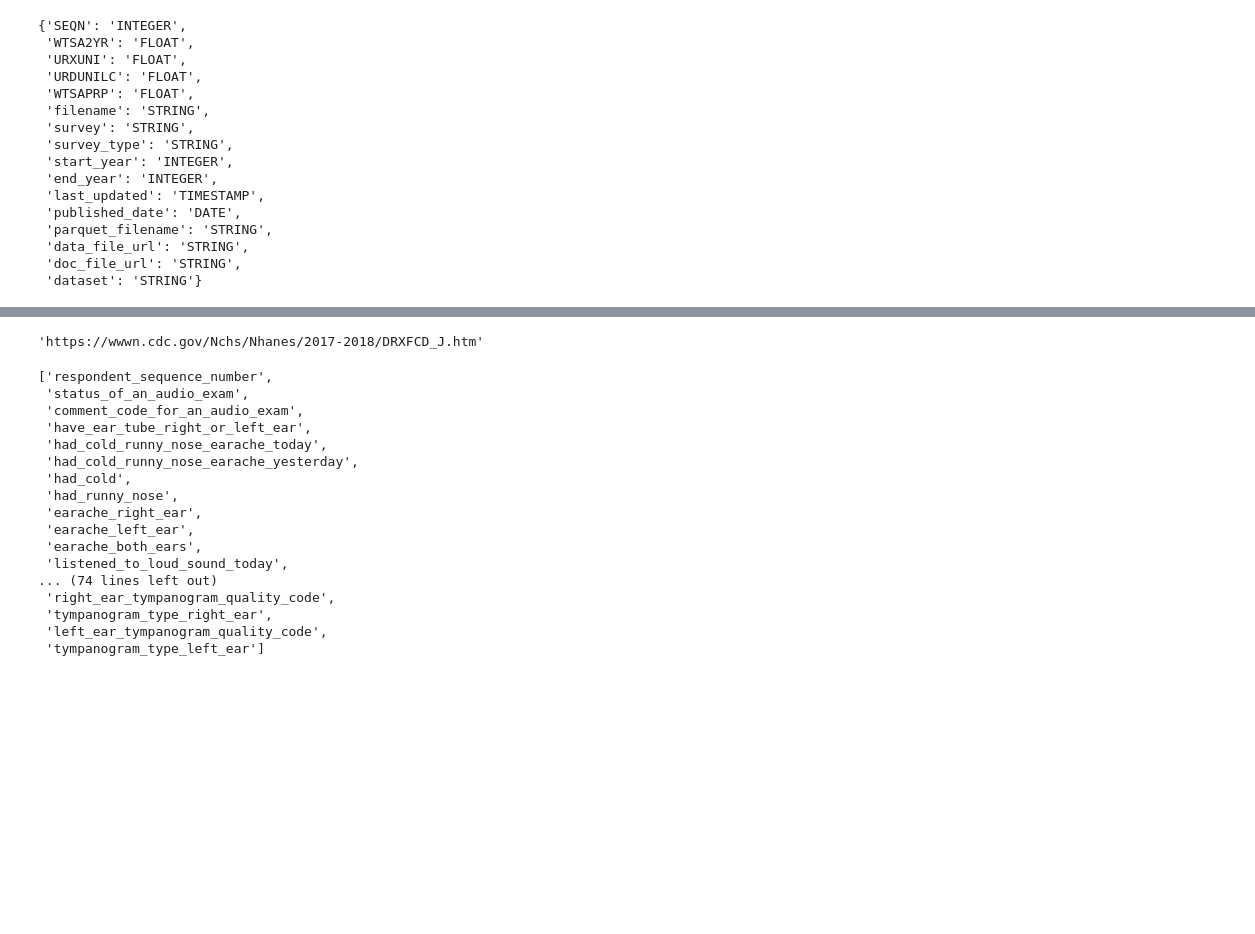
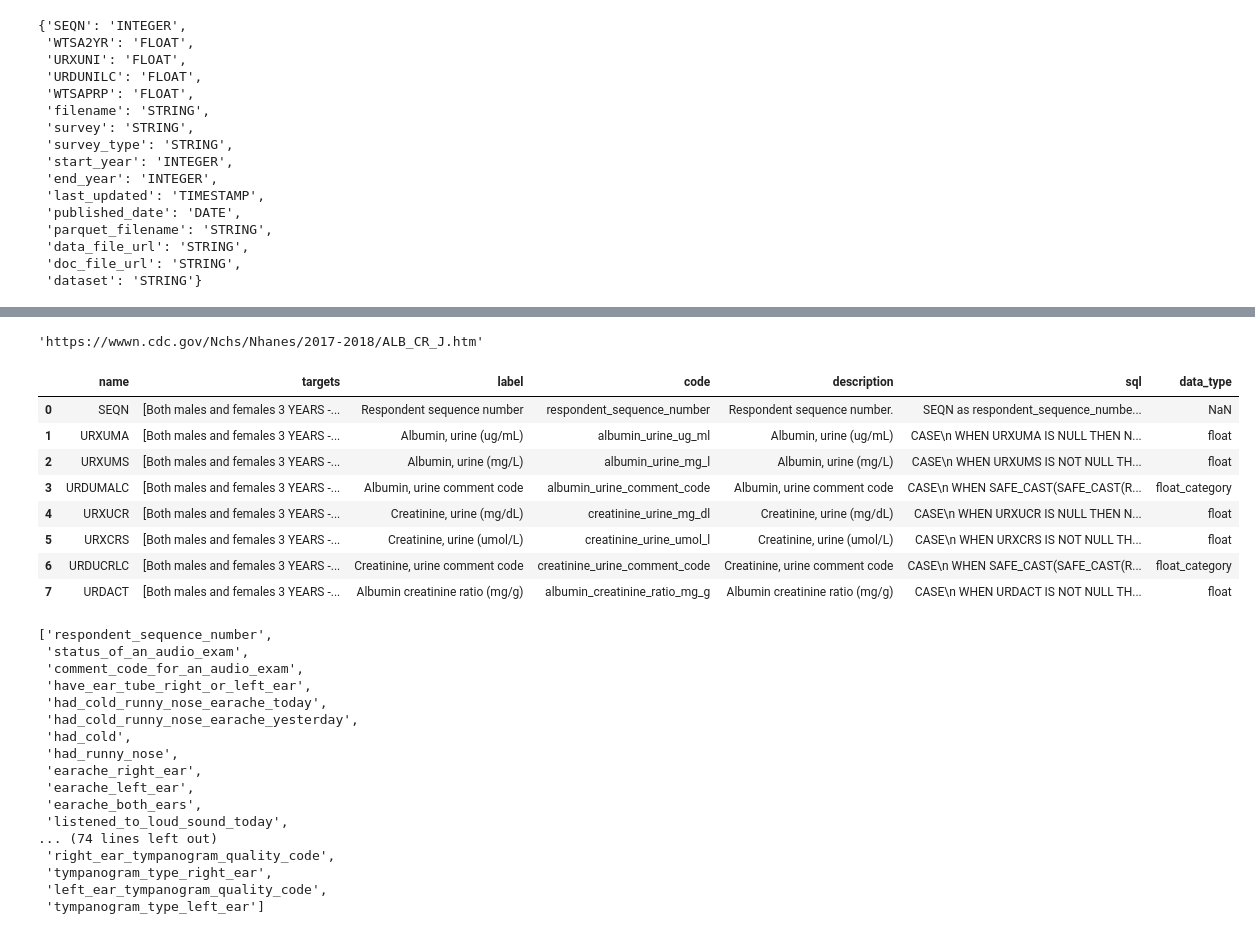
Before and after one commit to In-Vivo-Group/NHANES-GCP, a Jupyter notebook: ELT/notebooks/dbt-Generation.ipynb, the cells around one changed output, grey strips where cells are left out. Saved outputs shown, nothing was run; the diff lists cells and outputs as text; code cells hidden in the pictures; blank space fills up the shorter version.

```diff
--- a/ELT/notebooks/dbt-Generation.ipynb
+++ b/ELT/notebooks/dbt-Generation.ipynb
@@ -249,13 +244,23 @@ Finished SQL generation for weight_history_youth_questionnaire
 # %%
 # column_type_dict
 # %%
-# print(sql)
+url
+# %% [output]
+'https://wwwn.cdc.gov/Nchs/Nhanes/2017-2018/ALB_CR_J.htm'
 # %%
 var_df = pd.DataFrame(variable_definitions)
 # %%
-url
+var_df
 # %% [output]
-'https://wwwn.cdc.gov/Nchs/Nhanes/2017-2018/DRXFCD_J.htm'
+|  | name | targets | label | code | description | sql | data_type |
+| 0 | SEQN | [Both males and females 3 YEARS -... | Respondent sequence number | respondent_sequence_number | Respondent sequence number. | SEQN as respondent_sequence_numbe... | NaN |
+| 1 | URXUMA | [Both males and females 3 YEARS -... | Albumin, urine (ug/mL) | albumin_urine_ug_ml | Albumin, urine (ug/mL) | CASE\n WHEN URXUMA IS NULL THEN N... | float |
+| 2 | URXUMS | [Both males and females 3 YEARS -... | Albumin, urine (mg/L) | albumin_urine_mg_l | Albumin, urine (mg/L) | CASE\n WHEN URXUMS IS NOT NULL TH... | float |
+| 3 | URDUMALC | [Both males and females 3 YEARS -... | Albumin, urine comment code | albumin_urine_comment_code | Albumin, urine comment code | CASE\n WHEN SAFE_CAST(SAFE_CAST(R... | float_category |
+| 4 | URXUCR | [Both males and females 3 YEARS -... | Creatinine, urine (mg/dL) | creatinine_urine_mg_dl | Creatinine, urine (mg/dL) | CASE\n WHEN URXUCR IS NULL THEN N... | float |
+| 5 | URXCRS | [Both males and females 3 YEARS -... | Creatinine, urine (umol/L) | creatinine_urine_umol_l | Creatinine, urine (umol/L) | CASE\n WHEN URXCRS IS NOT NULL TH... | float |
+| 6 | URDUCRLC | [Both males and females 3 YEARS -... | Creatinine, urine comment code | creatinine_urine_comment_code | Creatinine, urine comment code | CASE\n WHEN SAFE_CAST(SAFE_CAST(R... | float_category |
+| 7 | URDACT | [Both males and females 3 YEARS -... | Albumin creatinine ratio (mg/g) | albumin_creatinine_ratio_mg_g | Albumin creatinine ratio (mg/g) | CASE\n WHEN URDACT IS NOT NULL TH... | float |
 # %%
 [definition['code'] for definition in variable_definitions]
 # %% [output]
```
Also changed, not shown: parts of 1 cell of this notebook, 53 other files.
